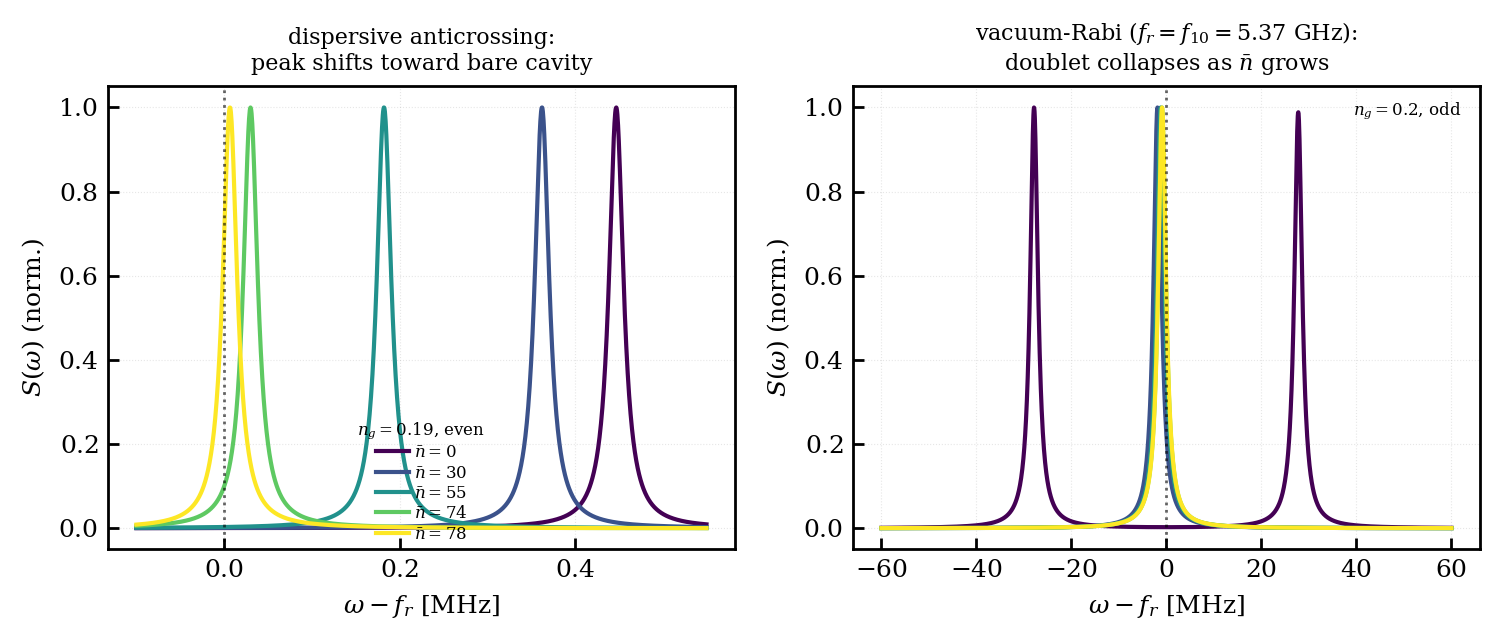
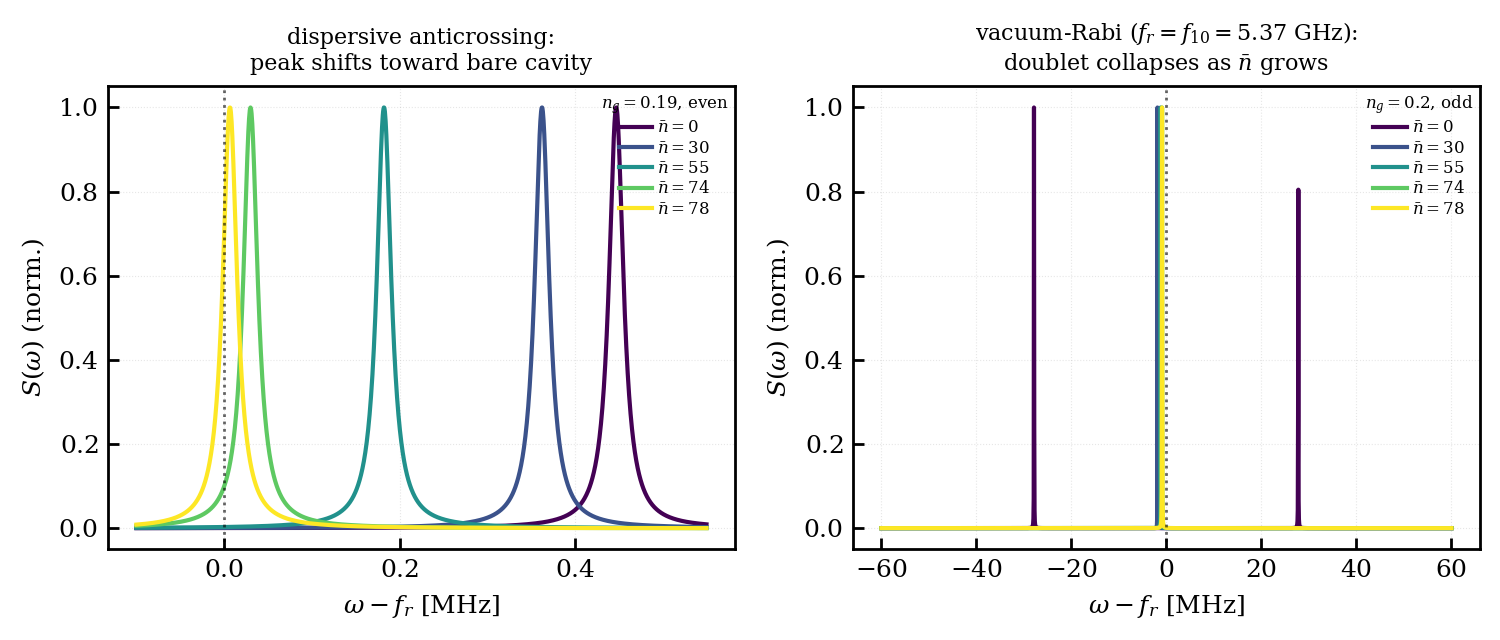
Code edit (unified diff) that turned the first committed figure into the second:
--- before
+++ after
@@ -16,5 +16,5 @@
     ax1.set_xlabel(r'$\omega - f_r$ [MHz]'); ax1.set_ylabel(r'$S(\omega)$ (norm.)')
     ax1.set_title('dispersive anticrossing:\npeak shifts toward bare cavity', fontsize=8)
-    ax1.legend(fontsize=6, title='$n_g=0.19$, even', title_fontsize=6)
+    ax1.legend(fontsize=6, title='$n_g=0.19$, even', title_fontsize=6, loc="best")
     ax1.grid(alpha=0.25)
 
@@ -25,12 +25,11 @@
         S = qpd.compute_transmission_lineshape(
             0.2, COUPLING_G_HZ_S9, f10, w2, parity='odd',
-            n_bar=nb_, kappa_hz=2e6, n_qubit=15, n_photon=100, charge_cutoff=31)
-        ax2.plot(det2 / MHZ, S / S.max(), color=cmap(j / (len(nbars) - 1)), lw=1.5)
+            n_bar=nb_, kappa_hz=20e3, n_qubit=15, n_photon=100, charge_cutoff=31)
+        ax2.plot(det2 / MHZ, S / S.max(), color=cmap(j / (len(nbars) - 1)), lw=1.5, label=f'$\\bar n={nb_}$')
     ax2.axvline(0, color='k', ls=':', lw=1, alpha=0.6)
     ax2.set_xlabel(r'$\omega - f_r$ [MHz]'); ax2.set_ylabel(r'$S(\omega)$ (norm.)')
     ax2.set_title(rf'vacuum-Rabi ($f_r=f_{{10}}={f10/GHZ:.2f}$ GHz):'
                   '\ndoublet collapses as $\\bar n$ grows', fontsize=8)
-    ax2.text(0.97, 0.97, '$n_g=0.2$, odd', transform=ax2.transAxes,
-             ha='right', va='top', fontsize=6)
+    ax2.legend(fontsize=6, title='$n_g=0.2$, odd', title_fontsize=6, loc="best")
     ax2.grid(alpha=0.25)
     fig.tight_layout()

Commit: Sec.11: Poisson-averaged (coherent-drive) lineshape; track rigorous version